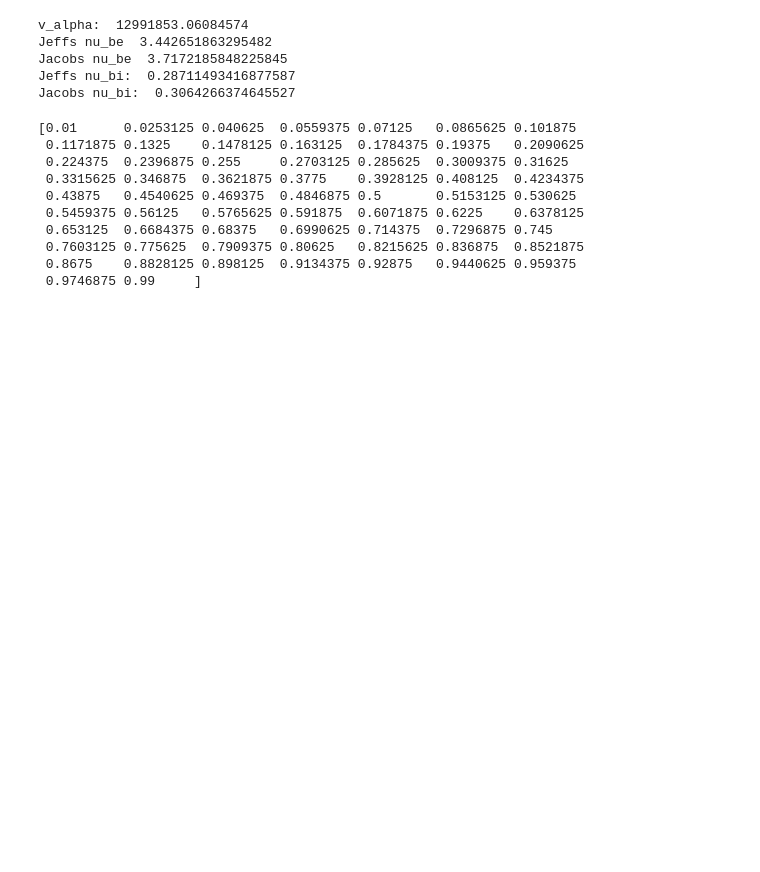
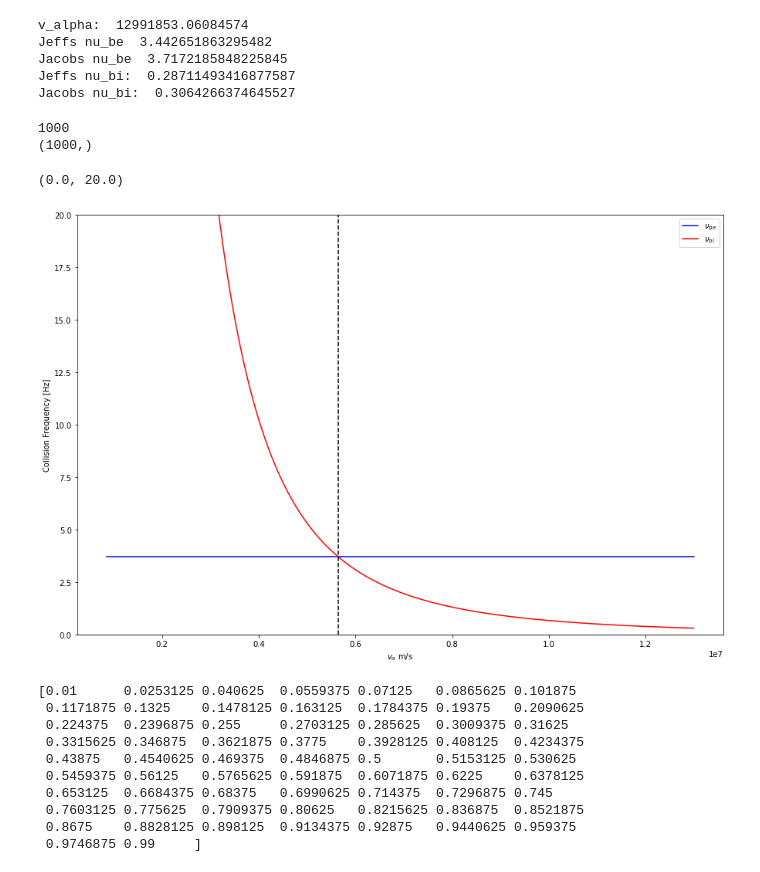
Before and after one commit to vandelij/genray_cql3d_plots, a Jupyter notebook: shots/147634/scan_beam_and_RF/beam_5_RF_testing/make_distrobution.ipynb, the cells around one changed output. Cells and saved outputs as stored; diff of their text form; code cells hidden in the pictures; blank space fills up the shorter version.

Commit message:
working to add collisional slowing down time

```diff
--- a/shots/147634/scan_beam_and_RF/beam_5_RF_testing/make_distrobution.ipynb
+++ b/shots/147634/scan_beam_and_RF/beam_5_RF_testing/make_distrobution.ipynb
@@ -351,7 +351,7 @@ def nu_be(vb, Te, ne, Zb, mb):
     bot = epsi0**2*mb*Te_J**(3/2)
     top = Zb**2*e**4*me**0.5
     LAMDA = 12*pi*epsi0**(3/2)*Te_J**(3/2)/(ne**0.5*e**3)
-    return prefactor*top*np.log(LAMDA)*ne/bot
+    return prefactor*top*np.log(LAMDA)*ne/bot * (vb/vb)
 
 def nu_bi(vb, Ti, ni, Zb, mb, mi):
     """
@@ -393,6 +393,28 @@ Jeffs nu_be  3.442651863295482
 Jacobs nu_be  3.7172185848225845
 Jeffs nu_bi:  0.28711493416877587
 Jacobs nu_bi:  0.3064266374645527
+# %%
+Tk = 15
+ne = 2e20
+vth = np.sqrt(2*Tk*1000*1.6022e-19/m_alpha)
+vb_array = np.linspace(vth, v_alpha, 1000)
+print(len(vb_array))
+nu_be_array = nu_be(vb_array, Tk, ne, Zb=2, mb=m_alpha)
+nu_bi_array = nu_bi(vb_array, Tk, ne, Zb=2, mb=m_alpha, mi=(mD+3*(mD/2))/2)
+print(nu_be_array.shape)
+plt.figure(figsize=(15,10))
+plt.plot(vb_array, nu_be_array, label=r'$\nu_{be}$', color='blue')
+plt.plot(vb_array, nu_bi_array, label=r'$\nu_{bi}$', color='red')
+plt.axvline(x=np.sqrt(44*2*Tk*1000*1.6022e-19/m_alpha), linestyle='--', color='black')
+plt.legend()
+plt.xlabel(r'$v_{\alpha}$ m/s')
+plt.ylabel('Collision Frequency [Hz]')
+plt.ylim(0, 20)
+# %% [output]
+1000
+(1000,)
+(0.0, 20.0)
+[figure, added]
 # %%
 # Create arrays to hold the thermal, neutral beam, and maxwellian profiles over rho
 
```
